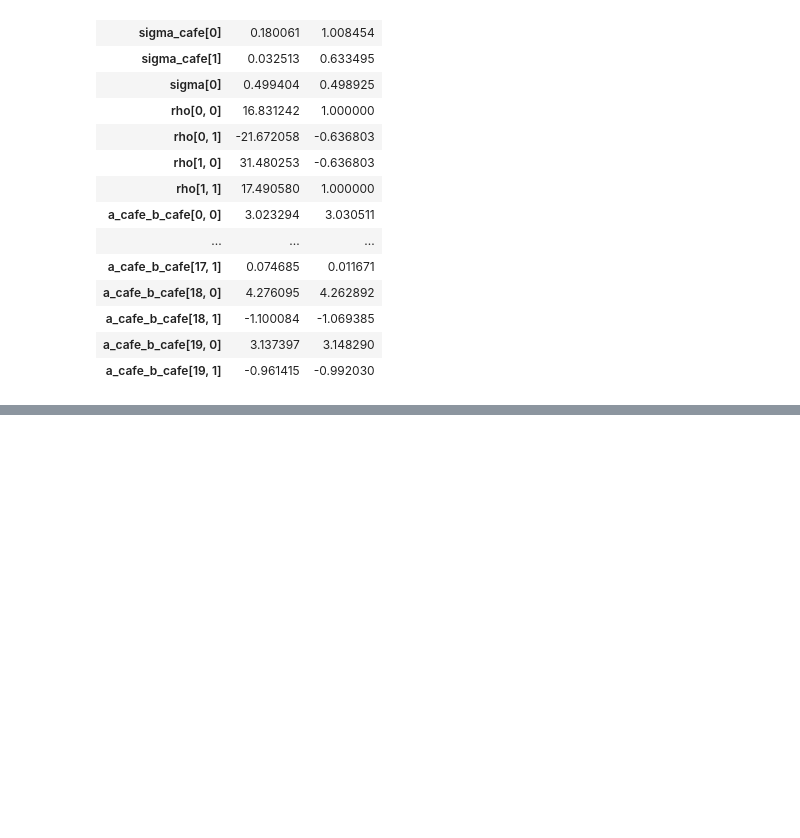
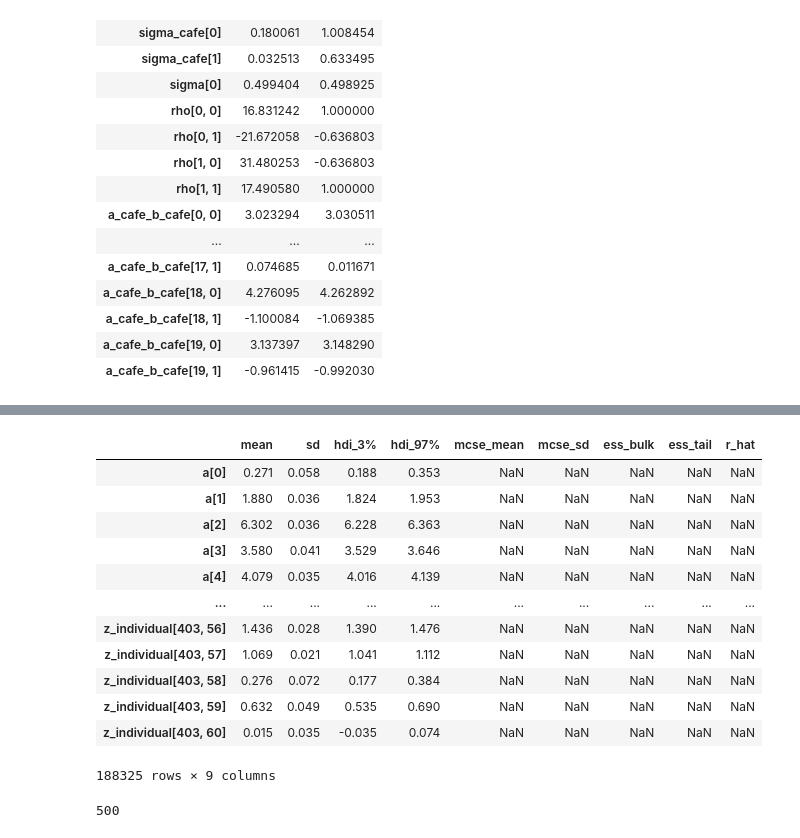
Before and after one commit to BGN-for-ASNA/BI, a Jupyter notebook: HonnorMode.ipynb, the cells around one changed output, grey strips where cells are left out. Saved outputs shown, nothing was run; the diff lists cells and outputs as text; code cells hidden in the pictures; blank space fills up the shorter version.

```diff
--- a/HonnorMode.ipynb
+++ b/HonnorMode.ipynb
@@ -564,0 +1153,13 @@ pd.DataFrame(
+# %%
+import tensorflow as tf
+for a in init_params:
+    print(a.shape)
+
+init_params2 = []
+init_params2.append(jnp.array(jnp.ones_like(init_params[0])))
+init_params2.append(jnp.array(jnp.eye(ni)))
+init_params2.append(jnp.array(jnp.ones_like(init_params[2])))
+init_params2.append(jnp.array(jnp.ones_like(init_params[3])))
+
+for a in init_params2:
+    print(a.shape)
@@ -564,0 +1178,8 @@ pd.DataFrame(
+# %%
+from tensorflow_probability.substrates import jax as tfp
+bijectors = []
+bijectors.append(tfp.bijectors.Identity())
+bijectors.append(tfp.bijectors.CorrelationCholesky(ni))
+bijectors.append(tfp.bijectors.Exp())
+bijectors.append(tfp.bijectors.Identity())
+bijectors
@@ -564,0 +1431,17 @@ pd.DataFrame(
+# %%
+def tfp_trace_to_arviz(posterior,
+                       sample_stats,
+                       var_names=None,
+                       sample_stats_name=['target_log_prob','log_accept_ratio','has_divergence','energy']):
+    sample_stats = {k:jnp.transpose(v) for k, v in zip(sample_stats_name, sample_stats)}
+    trace = {}
+    for name, samp in zip(var_names, posterior):
+        if len(samp.shape) == 2:
+            transposed_shape = [1, 0]
+        elif len(samp.shape) == 3:
+            transposed_shape = [1, 0, 2]
+        else:
+            transposed_shape = [1, 0, 2, 3]
+        trace[name] = jnp.transpose(samp, transposed_shape)
+    trace = az.from_dict(posterior=trace, sample_stats=sample_stats)
+    return trace
@@ -564,0 +1491,4 @@ pd.DataFrame(
+# %%
+trace = tfp_trace_to_arviz(posterior = posterior, sample_stats = sample_stats, var_names = ['a', 'L_individual', 'Sigma_individual', 'z_individual', 'b_individual'])
+az.summary(trace)
+# %% [output]
@@ -564,0 +1496,13 @@ pd.DataFrame(
+|  | mean | sd | hdi_3% | hdi_97% | mcse_mean | mcse_sd | ess_bulk | ess_tail | r_hat |
+| a[0] | 0.271 | 0.058 | 0.188 | 0.353 | NaN | NaN | NaN | NaN | NaN |
+| a[1] | 1.880 | 0.036 | 1.824 | 1.953 | NaN | NaN | NaN | NaN | NaN |
+| a[2] | 6.302 | 0.036 | 6.228 | 6.363 | NaN | NaN | NaN | NaN | NaN |
+| a[3] | 3.580 | 0.041 | 3.529 | 3.646 | NaN | NaN | NaN | NaN | NaN |
+| a[4] | 4.079 | 0.035 | 4.016 | 4.139 | NaN | NaN | NaN | NaN | NaN |
+| ... | ... | ... | ... | ... | ... | ... | ... | ... | ... |
+| z_individual[403, 56] | 1.436 | 0.028 | 1.390 | 1.476 | NaN | NaN | NaN | NaN | NaN |
+| z_individual[403, 57] | 1.069 | 0.021 | 1.041 | 1.112 | NaN | NaN | NaN | NaN | NaN |
+| z_individual[403, 58] | 0.276 | 0.072 | 0.177 | 0.384 | NaN | NaN | NaN | NaN | NaN |
+| z_individual[403, 59] | 0.632 | 0.049 | 0.535 | 0.690 | NaN | NaN | NaN | NaN | NaN |
+| z_individual[403, 60] | 0.015 | 0.035 | -0.035 | 0.074 | NaN | NaN | NaN | NaN | NaN |
+188325 rows × 9 columns
@@ -564,0 +1522,4 @@ pd.DataFrame(
+# %%
+N
+# %% [output]
+500
```
Also changed, not shown: parts of 118 cells of this notebook, 5 other files.
